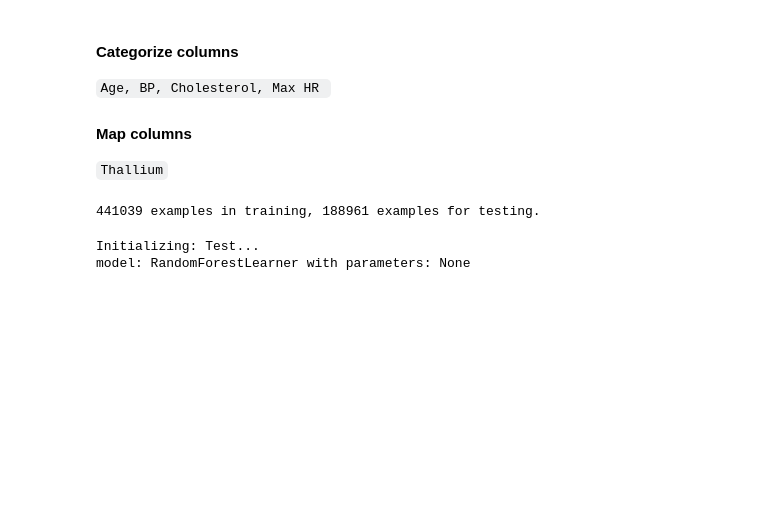
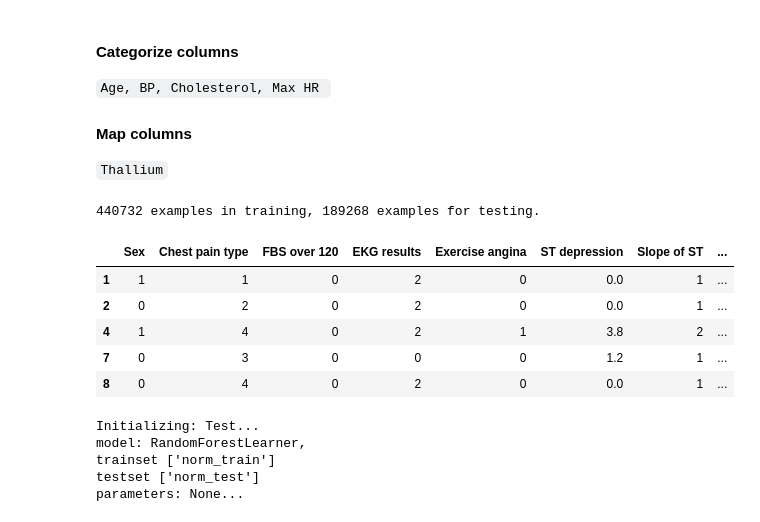
Before and after one commit to LesterJones95/Predicting-Heart-Disease, a Jupyter notebook: src/HeartDiseasePrediction.ipynb, the cells around one changed output. Cells and saved outputs as stored; diff of their text form; code cells hidden in the pictures; blank space fills up the shorter version.

Commit message:
whole notebook works without parameters

```diff
--- a/src/HeartDiseasePrediction.ipynb
+++ b/src/HeartDiseasePrediction.ipynb
@@ -182,6 +179,9 @@ def normalize(df, COLUMNS_NORM):
 def categorize(df, COLUMNS_CAT, num_bins):
     DATASET = df.copy()
     DATASET["Thallium"+'_cat'] = DATASET["Thallium"].map(mapper_thallium)
+    labels = []
+    for i in range(num_bins):
+        labels.append(i)
 
     for COLUMN in COLUMNS_CAT:
         min_value = DATASET[COLUMN].min()
@@ -195,12 +195,12 @@ def categorize(df, COLUMNS_CAT, num_bins):
 
         DATASET[COLUMN+'_cat'] = pd.cut(DATASET[COLUMN],
                         bins=[-np.inf] + breakpoints + [np.inf],
-                        labels=[0, 1, 2, 3, 4],
+                        labels=labels,
                         right=False)
 
     return DATASET.loc[ : , ~DATASET.columns.isin(COLUMNS_CAT)]
 # %%
-# Split the dataset into a training and a testing dataset.
+# Split the dataset into a training and a testing dataset remove id.
 
 def split_dataset(dataset, test_ratio=0.30):
   """Splits a panda dataframe in two."""
@@ -208,8 +208,8 @@ def split_dataset(dataset, test_ratio=0.30):
   return dataset[~test_indices], dataset[test_indices]
 
 
-train_ds_pd, test_ds_pd = split_dataset(dataset_df)
+train_ds_pd, test_ds_pd = split_dataset(dataset_df.loc[ : , dataset_df.columns != 'id'])
 print("{} examples in training, {} examples for testing.".format(
     len(train_ds_pd), len(test_ds_pd)))
 # %% [output]
-441039 examples in training, 188961 examples for testing.
+440732 examples in training, 189268 examples for testing.
@@ -221,9 +216,27 @@ COLUMNS_NORM = ['BP', 'Cholesterol', 'Max HR']
-# %%
-COLUMNS_CAT = ['Age', 'BP', 'Cholesterol', 'Max HR']
-mapper_thallium = {3: 0, 6: 1, 7: 2}
-num_bins = 5
-
-#dataset_cat = categorize(dataset_df, COLUMNS_CAT, num_bins)
+# %%
+scaler = StandardScaler()
+COLUMNS_NORM = ['BP', 'Cholesterol', 'Max HR']
+
+COLUMNS_CAT = ['Age', 'BP', 'Cholesterol', 'Max HR']
+mapper_thallium = {3: 0, 6: 1, 7: 2}
+
+def update_sets(df, COLUMNS_NORM, COLUMNS_CAT, num_bins=5):
+    cat_df = categorize(df, COLUMNS_CAT, num_bins)
+    norm_df = normalize(df, COLUMNS_NORM)
+
+    return norm_df, cat_df
+
+norm_train, cat_train = update_sets(train_ds_pd, COLUMNS_NORM, COLUMNS_CAT)
+norm_test, cat_test = update_sets(test_ds_pd, COLUMNS_NORM, COLUMNS_CAT)
+# %%
+cat_train.head()
+# %% [output]
+|  | Sex | Chest pain type | FBS over 120 | EKG results | Exercise angina | ST depression | Slope of ST | ... |
+| 1 | 1 | 1 | 0 | 2 | 0 | 0.0 | 1 | ... |
+| 2 | 0 | 2 | 0 | 2 | 0 | 0.0 | 1 | ... |
+| 4 | 1 | 4 | 0 | 2 | 1 | 3.8 | 2 | ... |
+| 7 | 0 | 3 | 0 | 0 | 0 | 1.2 | 1 | ... |
+| 8 | 0 | 4 | 0 | 2 | 0 | 0.0 | 1 | ... |
 # %%
 DICT_ML_MODELS = {
     "Test":
@@ -296,10 +349,15 @@ class Model():
 
         print(f"Saved submission file {self.output_file} for model {self.name}")
 # %%
-p = Model("Test", "RandomForestLearner")
+trainset = {'norm_train':norm_train}
+testset = {'norm_test':norm_test}
+p = Model(model="RandomForestLearner", trainset=trainset, testset=testset, name="Test")
 # %% [output]
 Initializing: Test...
-model: RandomForestLearner with parameters: None
+model: RandomForestLearner,
+trainset ['norm_train']
+testset ['norm_test']
+parameters: None...
 # %%
 print(p)
 p.train()
```
Also changed, not shown: parts of 16 cells of this notebook.
